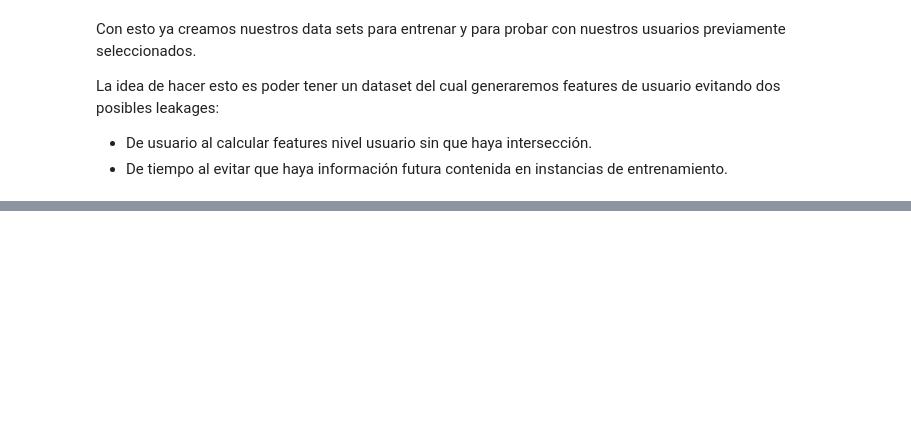
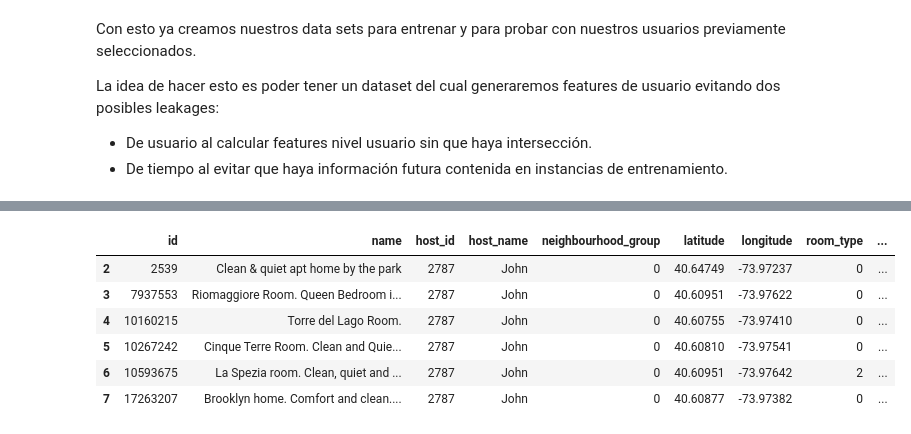
Before and after one commit to bielng/Data-Lab, a Jupyter notebook: 10,0_clase_202101(1).ipynb, the cells around one changed output, grey strips where cells are left out. Cells and saved outputs as stored; diff of their text form; code cells hidden in the pictures; blank space fills up the shorter version.

```diff
--- a/10,0_clase_202101(1).ipynb
+++ b/10,0_clase_202101(1).ipynb
@@ -769,3 +771,8 @@ La idea de hacer esto es poder tener un dataset del cual generaremos features de
 
 * De usuario al calcular features nivel usuario sin que haya intersección.
 * De tiempo al evitar que haya información futura contenida en instancias de entrenamiento.
+# %%
+x = df.groupby('host_id').apply(lambda x: x.sort_index()['number_of_reviews'].shift(1).expanding().mean())
+# %%
+x = pd.DataFrame(x).reset_index()
+x.loc[x.host_id == host_ejemplo]
@@ -771,0 +787,12 @@ La idea de hacer esto es poder tener un dataset del cual generaremos features de
+# %%
+y = pd.merge(df, x, left_index=True, right_on='level_1', suffixes=('', '_feature_engineering'))
+# %%
+y.loc[y.host_id == 2787]
+# %% [output]
+|  | id | name | host_id | host_name | neighbourhood_group | latitude | longitude | room_type | ... |
+| 2 | 2539 | Clean & quiet apt home by the park | 2787 | John | 0 | 40.64749 | -73.97237 | 0 | ... |
+| 3 | 7937553 | Riomaggiore Room. Queen Bedroom i... | 2787 | John | 0 | 40.60951 | -73.97622 | 0 | ... |
+| 4 | 10160215 | Torre del Lago Room. | 2787 | John | 0 | 40.60755 | -73.97410 | 0 | ... |
+| 5 | 10267242 | Cinque Terre Room. Clean and Quie... | 2787 | John | 0 | 40.60810 | -73.97541 | 0 | ... |
+| 6 | 10593675 | La Spezia room. Clean, quiet and ... | 2787 | John | 0 | 40.60951 | -73.97642 | 2 | ... |
+| 7 | 17263207 | Brooklyn home. Comfort and clean.... | 2787 | John | 0 | 40.60877 | -73.97382 | 0 | ... |
```
Also changed, not shown: parts of 2 cells of this notebook.
